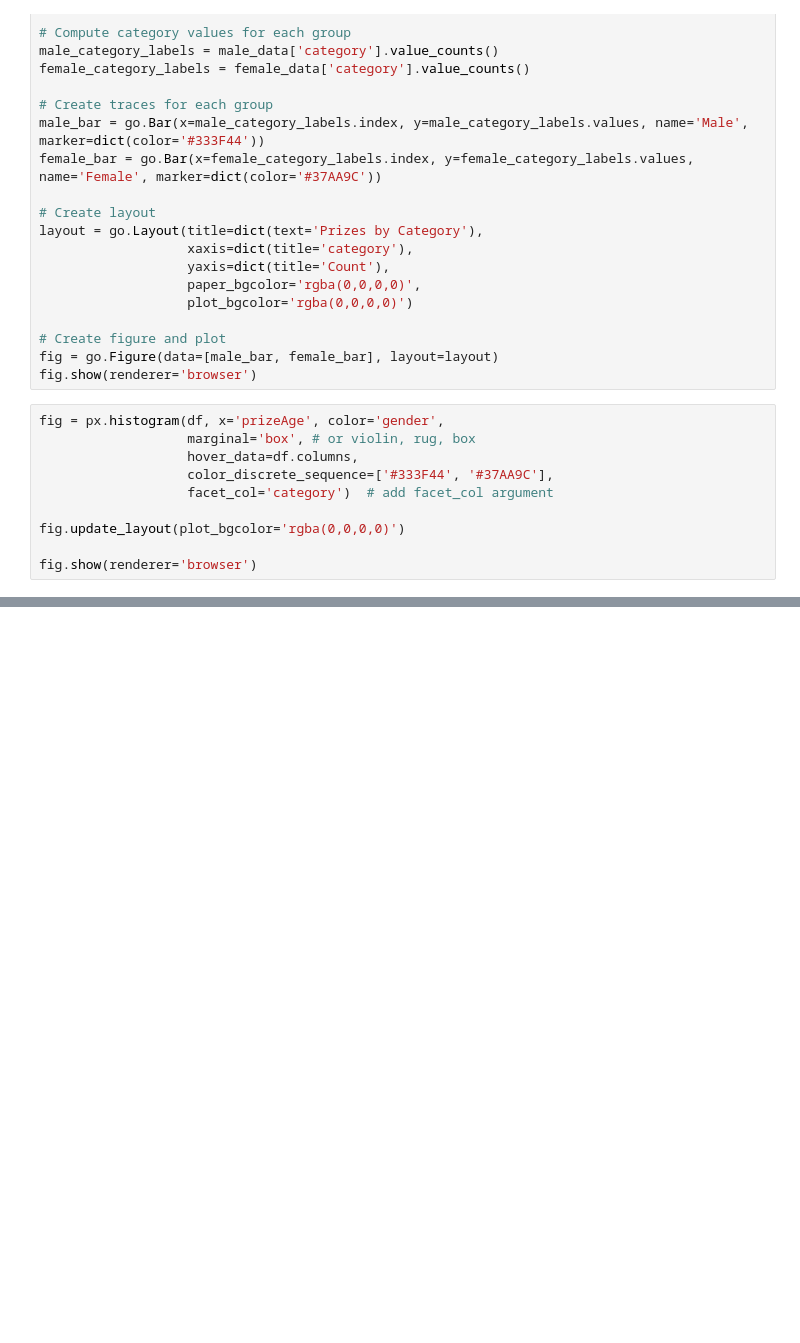
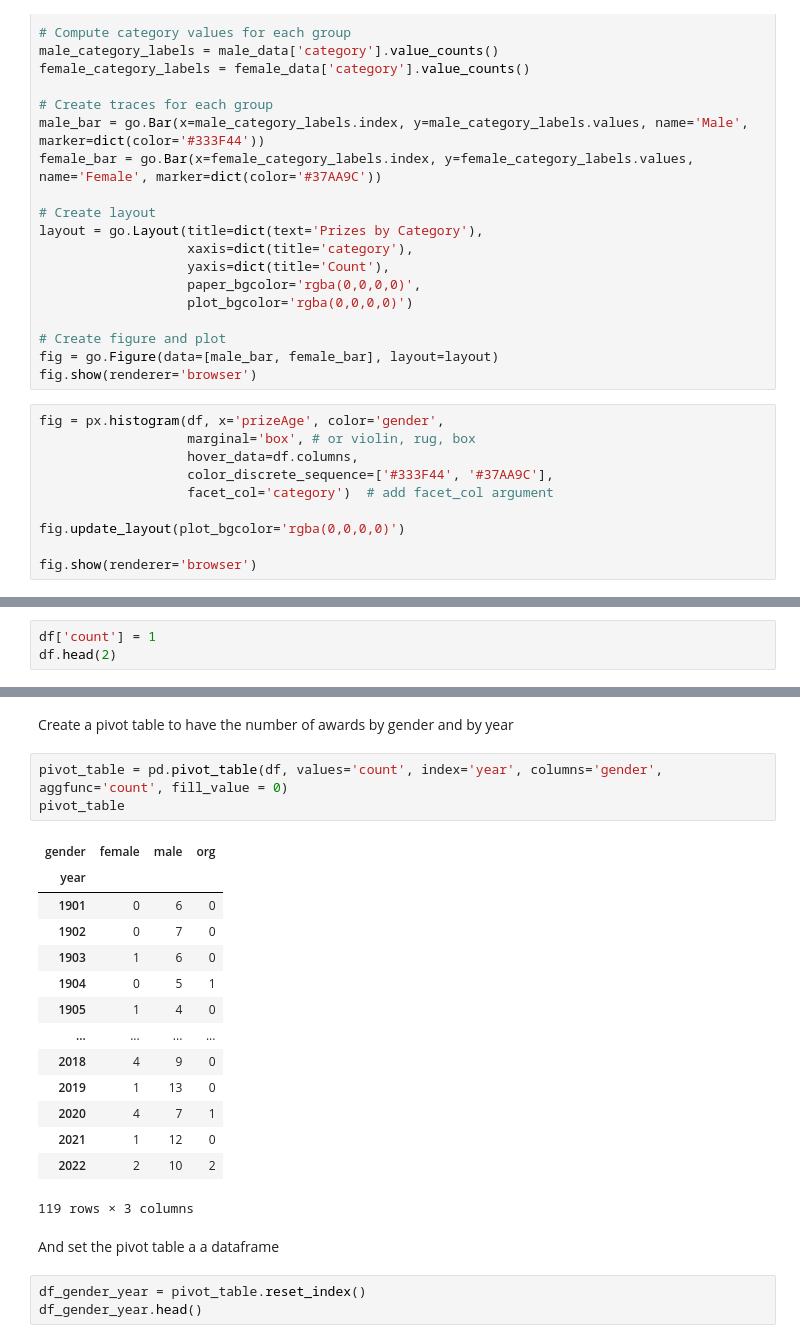
Before and after one commit to iryna-savchuk/DV_project, a Jupyter notebook: Making_Graphs.ipynb, the cells around one changed output, grey strips where cells are left out. Drawn from its saved outputs; the diff is of its cells as text; blank space fills up the shorter version.

```diff
--- a/Making_Graphs.ipynb
+++ b/Making_Graphs.ipynb
@@ -284,0 +222,3 @@ sub_1.show(renderer='browser')
+# %%
+df['count'] = 1
+df.head(2)
@@ -284,0 +230,25 @@ sub_1.show(renderer='browser')
+# %% [markdown]
+Create a pivot table to have the number of awards by gender and by year
+# %%
+pivot_table = pd.pivot_table(df, values='count', index='year', columns='gender', aggfunc='count', fill_value = 0)
+pivot_table
+# %% [output]
+| gender | female | male | org |
+| year |  |  |  |
+| 1901 | 0 | 6 | 0 |
+| 1902 | 0 | 7 | 0 |
+| 1903 | 1 | 6 | 0 |
+| 1904 | 0 | 5 | 1 |
+| 1905 | 1 | 4 | 0 |
+| ... | ... | ... | ... |
+| 2018 | 4 | 9 | 0 |
+| 2019 | 1 | 13 | 0 |
+| 2020 | 4 | 7 | 1 |
+| 2021 | 1 | 12 | 0 |
+| 2022 | 2 | 10 | 2 |
+119 rows × 3 columns
+# %% [markdown]
+And set the pivot table a a dataframe
+# %%
+df_gender_year = pivot_table.reset_index()
+df_gender_year.head()
```
Also changed, not shown: parts of 15 cells of this notebook.
